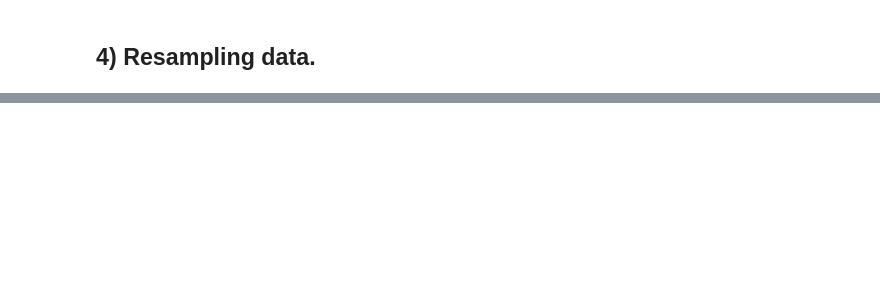
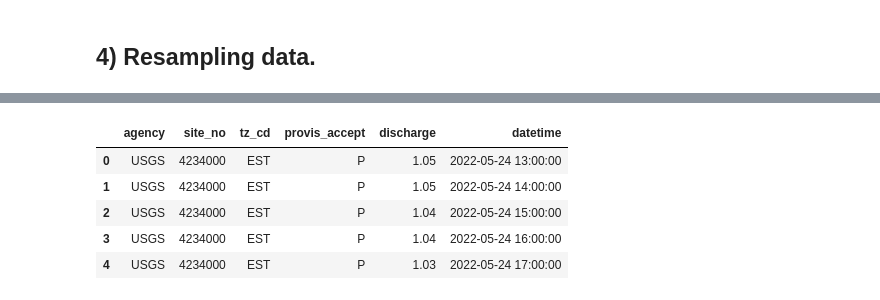
Before and after one commit to alex-l-young/pydrology, a Jupyter notebook: Examples/usgs_data_request.ipynb, the cells around one changed output, grey strips where cells are left out. Drawn from its saved outputs; the diff is of its cells as text; code cells hidden in the pictures; blank space fills up the shorter version.

```diff
--- a/Examples/usgs_data_request.ipynb
+++ b/Examples/usgs_data_request.ipynb
@@ -88,0 +94,13 @@ resample_df.head()
+# %%
+new_dt = 60 # New time step in minutes.
+data_column = 'discharge'
+time_column = 'datetime'
+resample_gage_df = time_series.resample_data(gage_df, time_column, data_column, new_dt)
+resample_gage_df.head()
+# %% [output]
+|  | agency | site_no | tz_cd | provis_accept | discharge | datetime |
+| 0 | USGS | 4234000 | EST | P | 1.05 | 2022-05-24 13:00:00 |
+| 1 | USGS | 4234000 | EST | P | 1.05 | 2022-05-24 14:00:00 |
+| 2 | USGS | 4234000 | EST | P | 1.04 | 2022-05-24 15:00:00 |
+| 3 | USGS | 4234000 | EST | P | 1.04 | 2022-05-24 16:00:00 |
+| 4 | USGS | 4234000 | EST | P | 1.03 | 2022-05-24 17:00:00 |
```
Also changed, not shown: parts of 11 cells of this notebook.
